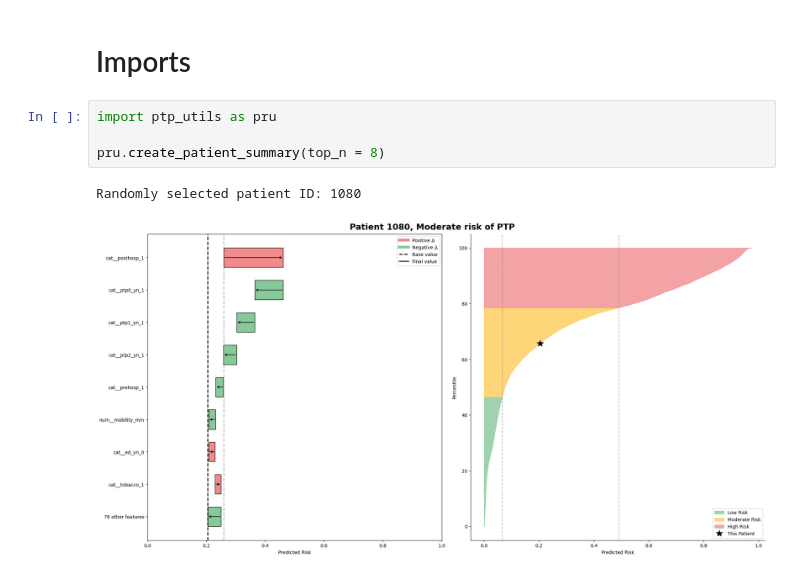
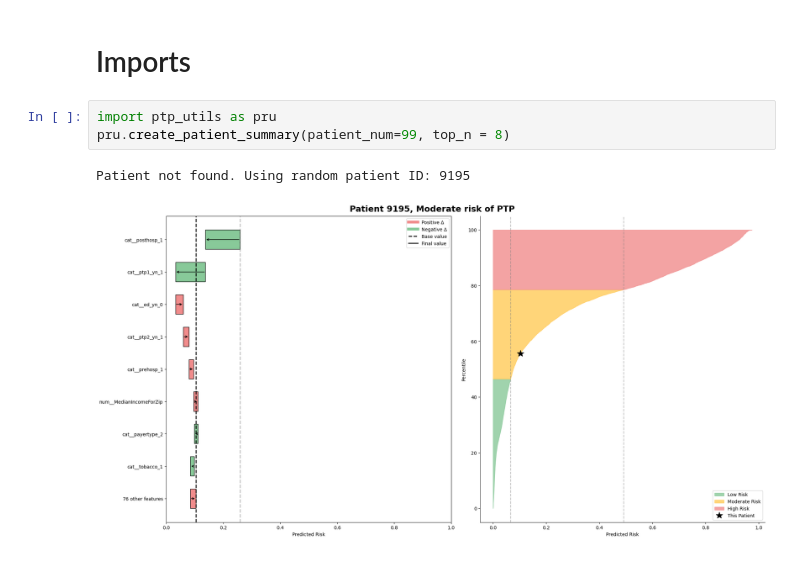
Before and after one commit to mattstoebe/CSU_MAS, a Jupyter notebook: Capstone/patient_scorecard.ipynb, the cells around one changed output. Saved outputs shown, nothing was run; the diff lists cells and outputs as text.

```diff
--- a/Capstone/patient_scorecard.ipynb
+++ b/Capstone/patient_scorecard.ipynb
@@ -2,8 +2,7 @@
 # Imports
 # %%
 import ptp_utils as pru
-
-pru.create_patient_summary(top_n = 8)
+pru.create_patient_summary(patient_num=99, top_n = 8)
 # %% [output]
-Randomly selected patient ID: 1080
+Patient not found. Using random patient ID: 9195
-[figure, old version]
+[figure, new version]
```
Also changed, not shown: parts of 2 cells of this notebook.
